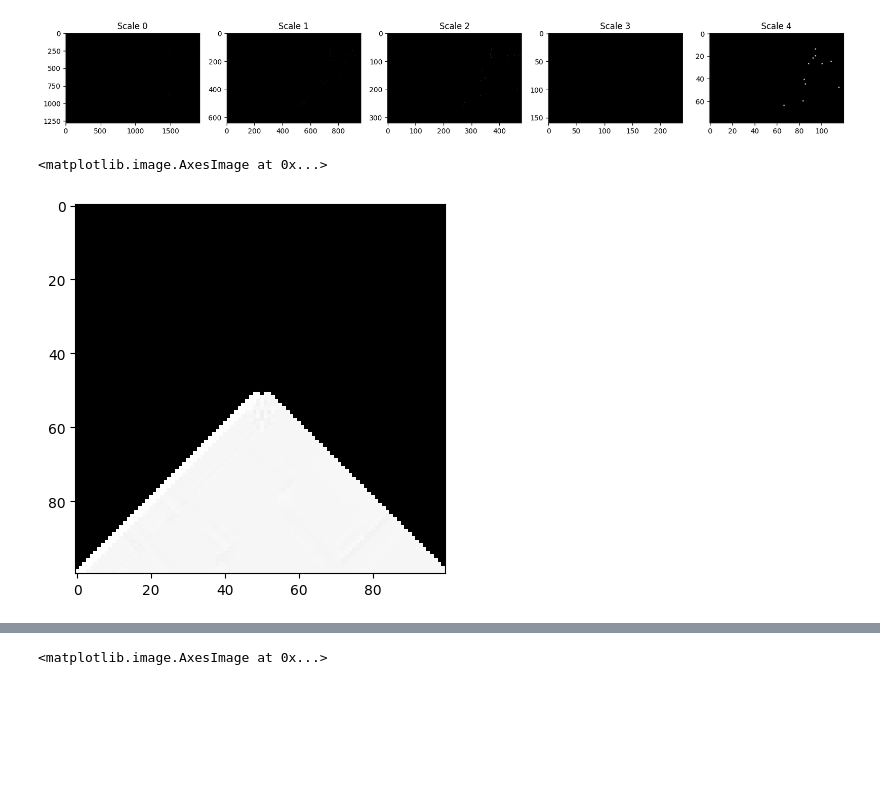
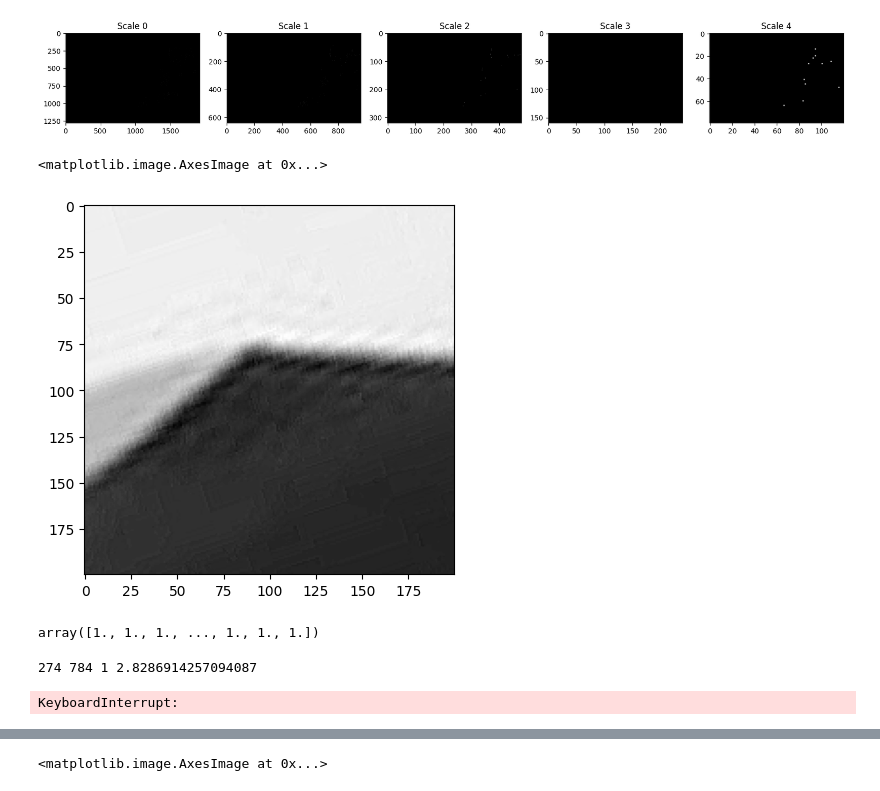
Before and after one commit to Hadartalisr/ImageProcessing, a Jupyter notebook: Ex4/ex4.ipynb, the cells around one changed output, grey strips where cells are left out. Cells and saved outputs as stored; diff of their text form; code cells hidden in the pictures; blank space fills up the shorter version.

```diff
--- a/Ex4/ex4.ipynb
+++ b/Ex4/ex4.ipynb
@@ -371,7 +370,7 @@ for i in range(scales):
 4 11
 [figure]
 # %%
-def backward_warping_window(x, y, img, window_size, theta):
+def backward_warping_window(x, y, theta, img, window_size):
     output_img = np.zeros((window_size, window_size))
     for i in range(window_size):
         for j in range(window_size):
@@ -382,26 +381,29 @@ def backward_warping_window(x, y, img, window_size, theta):
             y_rot = int(x_rel * math.sin(theta) + y_rel * math.cos(theta)) + y
 
             # Ensure the rotated coordinates are within the bounds of the original image
-            if 0 <= x_rot < img.shape[1] and 0 <= y_rot < img.shape[0]:
+            if 0 <= x_rot < img.shape[0] and 0 <= y_rot < img.shape[1]:
                 # Perform bilinear interpolation
                 x0, y0 = int(x_rot), int(y_rot)
                 x1, y1 = x0 + 1, y0 + 1
                 dx, dy = x_rot - x0, y_rot - y0
                 try:
-                    output_img[j, i] = (1 - dx) * (1 - dy) * img[y0, x0] + dx * (1 - dy) * img[y0, x1] + (1 - dx) * dy * img[y1, x0] + dx * dy * img[y1, x1]
+                    output_img[i, j] = (1 - dx) * (1 - dy) * img[x0, y0] + dx * (1 - dy) * img[x0, y1] + (1 - dx) * dy * img[x1, y0] + dx * dy * img[x1, y1]
                 except IndexError:
-                    pass
+                    continue
 
     return output_img
 
 # normalize the corners windows (I = I - mean(I)/ std(I))
 def normalize_window(window):
-    return (window - np.mean(window)) / np.std(window)
+    normalized_window = window - np.mean(window)
+    if np.std(window) != 0:
+        normalized_window = normalized_window / np.std(window)
+    return normalized_window
 # %%
-window_size = 100
-theta = np.pi * -0.25
-warped_window = backward_warping_window(0, 0, img_low_res_gray, window_size, theta)
+window_size = 200
+theta = np.pi * -0.1
+warped_window = backward_warping_window(350, 1250, theta, img_low_res_gray, window_size)
 plt.imshow(warped_window, cmap='gray')
 # %% [output]
 <matplotlib.image.AxesImage at 0x...>
-[figure, old version]
+[figure, new version]
@@ -407,0 +461,12 @@ plt.imshow(warped_window, cmap='gray')
+# %%
+corners_arr_low[1][corners_arr_low[1] == 1]
+# %% [output]
+array([1., 1., 1., ..., 1., 1., 1.])
+# %%
+i = 345
+print(descriptors_low[i][0], descriptors_low[i][1], descriptors_low[i][2], descriptors_low[i][3])
+back_warped = backward_warping_window(274, 784, 0, low_pyramid[1]['G'], 100)
+plt.imshow(back_warped, cmap='gray')
+# %% [output]
+274 784 1 2.8286914257094087
+KeyboardInterrupt:
```
Also changed, not shown: parts of 9 cells of this notebook.
